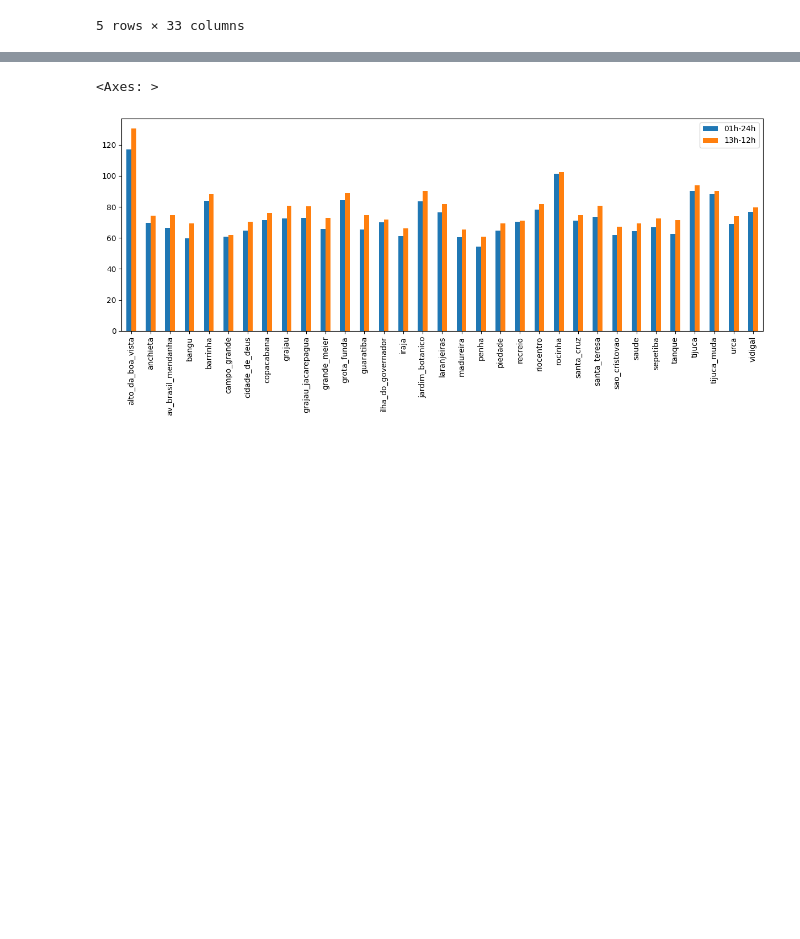
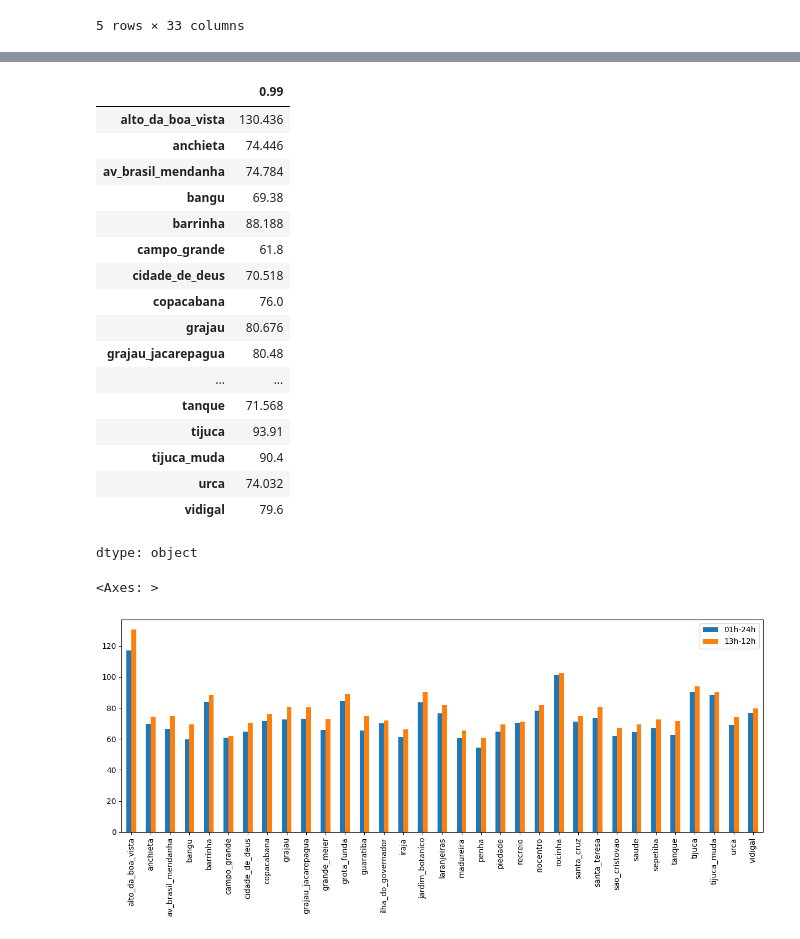
Before and after one commit to eduviana1/TEEP_Chuva_Horaria, a Jupyter notebook: (Edu)_TEEP_chuva_horaria.ipynb, the cells around one changed output, grey strips where cells are left out. Drawn from its saved outputs; the diff is of its cells as text; code cells hidden in the pictures; blank space fills up the shorter version.

```diff
--- a/(Edu)_TEEP_chuva_horaria.ipynb
+++ b/(Edu)_TEEP_chuva_horaria.ipynb
@@ -372,3 +387,24 @@ dtype: object
+# %%
+percentil_99_13_12
+# %% [output]
+|  | 0.99 |
+| alto_da_boa_vista | 130.436 |
+| anchieta | 74.446 |
+| av_brasil_mendanha | 74.784 |
+| bangu | 69.38 |
+| barrinha | 88.188 |
+| campo_grande | 61.8 |
+| cidade_de_deus | 70.518 |
+| copacabana | 76.0 |
+| grajau | 80.676 |
+| grajau_jacarepagua | 80.48 |
+| ... | ... |
+| tanque | 71.568 |
+| tijuca | 93.91 |
+| tijuca_muda | 90.4 |
+| urca | 74.032 |
+| vidigal | 79.6 |
+dtype: object
 # %%
 # Acrescentando identificadores de origem de dataframe (qual)
 percentil_99_13_12.name = '13h-12h'
```
Also changed, not shown: parts of 4 cells of this notebook.
